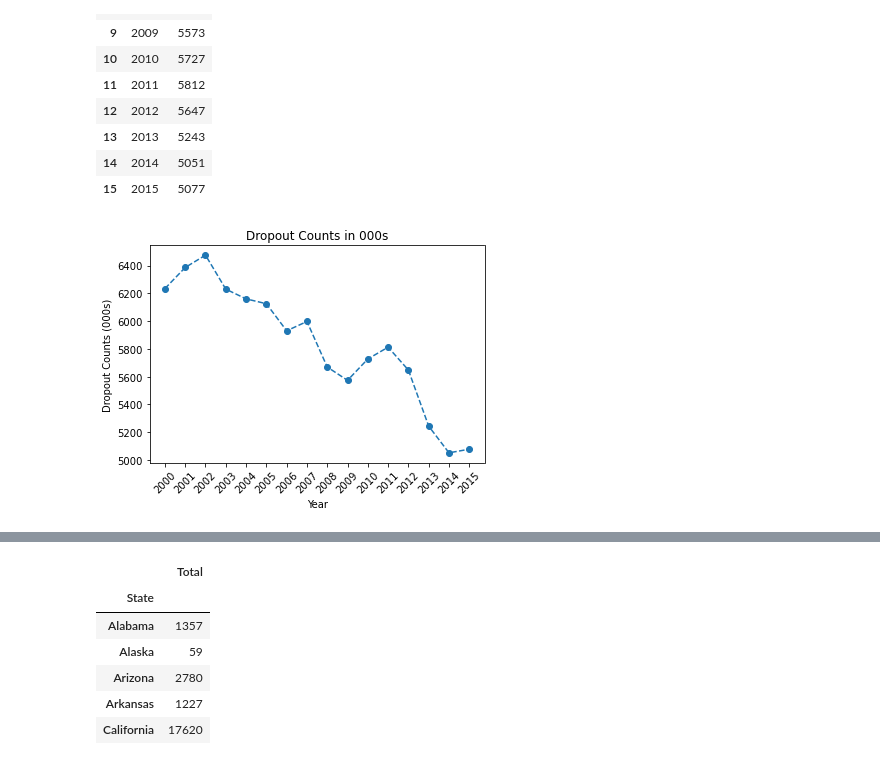
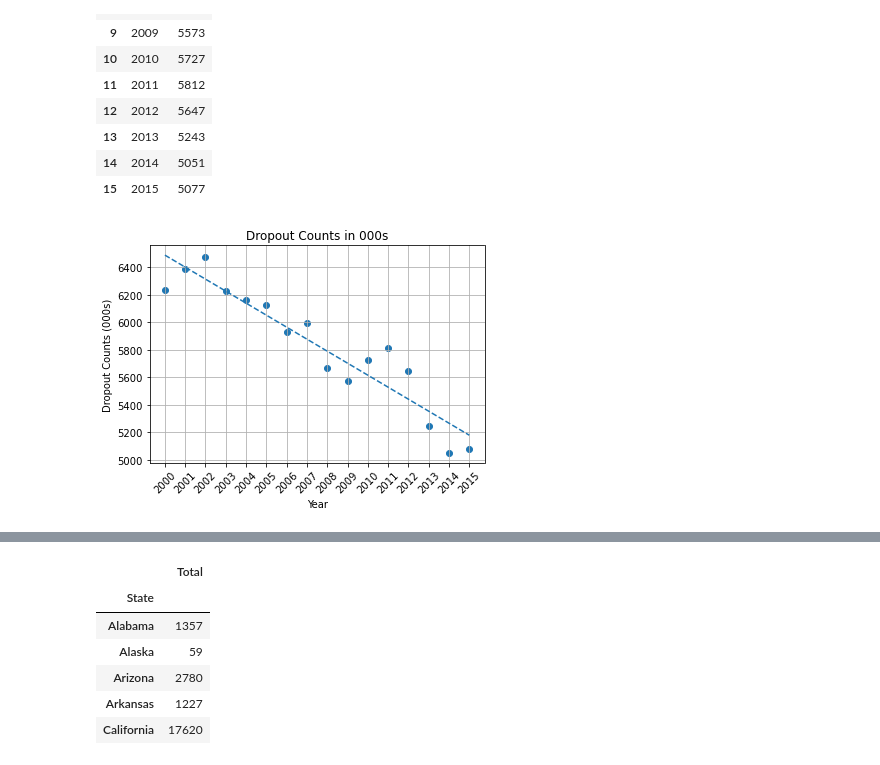
Before and after one commit to hannahduncan/bullying-in-america, a Jupyter notebook: NationalStats.ipynb, the cells around one changed output, grey strips where cells are left out. Saved outputs shown, nothing was run; the diff lists cells and outputs as text; code cells hidden in the pictures.

```diff
--- a/NationalStats.ipynb
+++ b/NationalStats.ipynb
@@ -378,23 +378,20 @@ Trend_df
 # %%
 # Plot the linear model on top of scatter plot
 Year = Trend_df.iloc[:,0]
 Count = Trend_df.iloc[:,1]
-
 # Perform a linear regression on year versus violent crime rate
 d_slope, d_int, d_r, d_p, d_std_err = stats.linregress(Year, Count)
-
 # Create equation of line to calculate predicted violent crime rate
 d_fit = d_slope * Year + d_int
-
-# plt.rc('grid', linestyle="-", color='black')
+#Create plot
 plt.scatter(Year,Count)
+plt.plot(Year,d_fit,"--")
 plt.title('Dropout Counts in 000s')
-plt.plot(Year,Count,"--")
-#plt.grid(True)
+plt.grid(True)
 plt.xticks(Year, rotation=45)
 plt.xlabel('Year')
 plt.ylabel('Dropout Counts (000s)')
 plt.show()
 # %% [output]
-[figure, old version]
+[figure, new version]
 # %%
```
Also changed, not shown: parts of 6 cells of this notebook, 1 other file.
